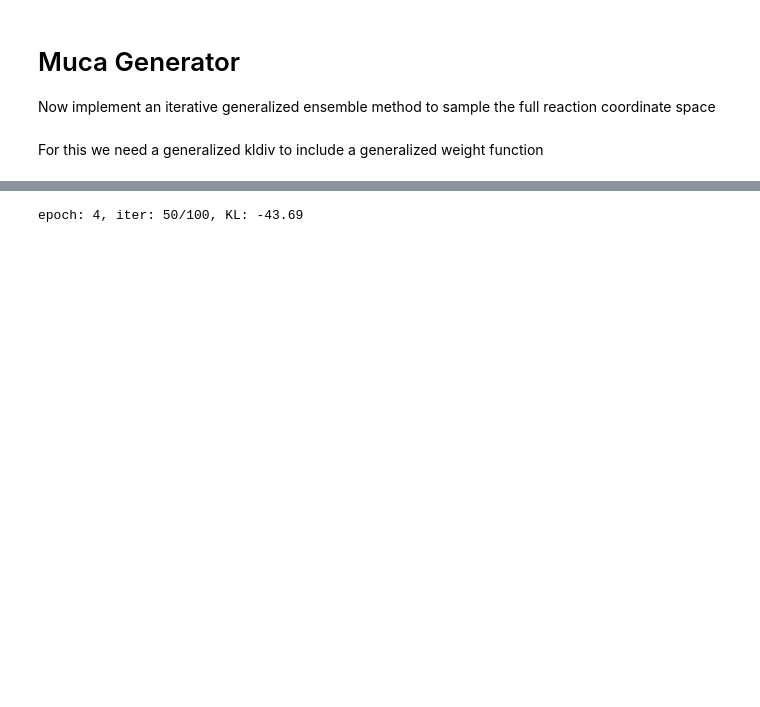
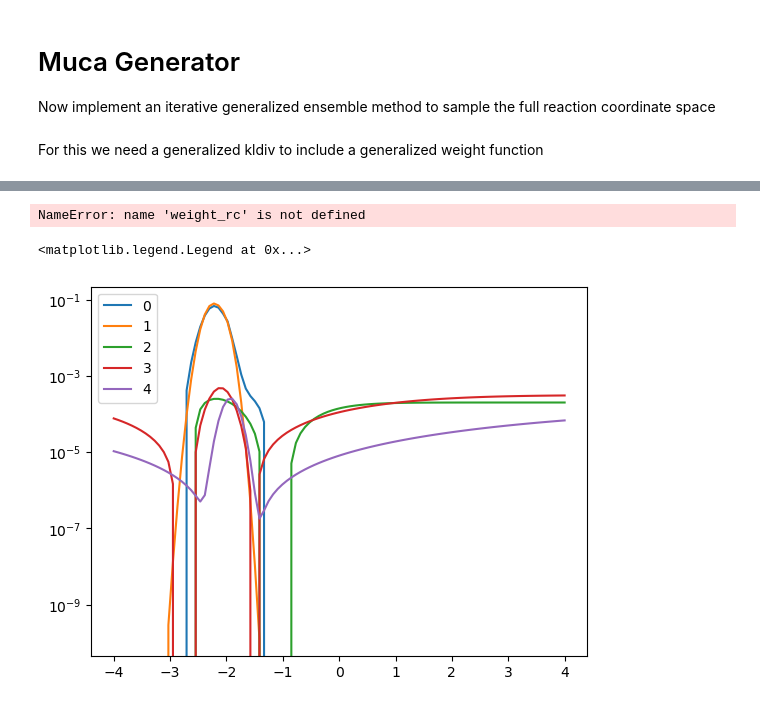
Before and after one commit to zierenberg/machine_learning_muca, a Jupyter notebook: notebooks/double_well_muca.ipynb, the cells around one changed output, grey strips where cells are left out. Cells and saved outputs as stored; diff of their text form; code cells hidden in the pictures; blank space fills up the shorter version.

```diff
--- a/notebooks/double_well_muca.ipynb
+++ b/notebooks/double_well_muca.ipynb
@@ -237,0 +264,6 @@ def estimate_log_weights(bg, x, z, dlogp, weight_params):
+# %%
+# maximum likelihood estimate (Habeck 2007)
+def log_likelihood(x, bg, T, args):
+    # estimate partition sum from samples (coupld be optimized with logsum)
+    logZ = (boltzmann(bg._target._energy(*x), T) + muca(get_rc(*x), args)).exp().sum().log()
+    return muca(get_rc(*x), args).sum() - logZ
@@ -243,21 +297,36 @@ n_epochs = 5
 n_report_steps = 50
 n_samples = 1000
 
-n_batches = 100
+n_batches = 1000
+
+n_samples_muca = 10000
 
 T = 1
 
-weights = []
+xs = np.linspace(-4,4,100)
+gmms = []
+hists = []
+rhists = []
+
+N = 4
+args = np.ravel([np.zeros(N), np.ones(N), np.full(N,1/N)])
+# start with stable solution
+rcs = torch.linspace(-3,3,100)
+dist = weight_rc(rcs, bg_muca, T) / weight_rc(rcs, bg_muca, T).sum()
+args = fit_gmm(assert_numpy(rcs), assert_numpy(dist)[:-1], N, args)
+
+values = GMM_for_numpy(xs,N,args)
+gmms.append(values)
 
 reporter = LossReporter("NLL")
 for epoch in range(n_epochs):
     for it in range(n_batches):
-
-        def muca_kldiv(x, dlogp, gauss_params):
+        def muca_kldiv(x, dlogp, args):
             kldiv = 0
             kldiv -= boltzmann(target._energy(*x),T)
+            kldiv -= -box(*x)
+            kldiv -= muca(get_rc(*x), args)
             kldiv -= dlogp
-            kldiv -= muca(get_rc(*x), gauss_params)
             return kldiv
 
         # start by sampling manually
@@ -266,11 +335,7 @@ for epoch in range(n_epochs):
         z = pack_tensor_in_tuple(z)
         *x, dlogp = bg_muca.flow(*z)
 
-        # weight update (evtl. module)
-        gauss_params=[(10000000000000,0,0.4),(1000000000000,-5,0.2), (1000000000000,5,0.2)]
-
         # in fact, we may want this to be the inverse of the probability distribution
-
         #weight_params = estimate_inverse_distribution(bg,x,z,dlogp,weight_params)
         #weights.append(weight_params)
 
@@ -278,7 +343,7 @@ for epoch in range(n_epochs):
         optim.zero_grad()
 
         # kl divergence to the target
-        kll = muca_kldiv(x, dlogp, gauss_params).mean()
+        kll = muca_kldiv(x, dlogp, [N,*args]).mean()
 
         # aggregate weighted gradient
         kll.backward()
@@ -294,5 +359,33 @@ for epoch in range(n_epochs):
                     n_batches,
                     *reporter.recent(1).ravel()
                 ), end="")
+    # weight update (evtl. module)
+
+    z = bg_muca.prior.sample(n_samples_muca)
+    z = pack_tensor_in_tuple(z)
+    *x, dlogp = bg_muca.flow(*z)
+    print(epoch, "", log_likelihood(x,bg_muca,T,[N,*args]))
+
+    fit = True
+    if fit:
+        samples = assert_numpy(*x)
+        hist, bins = np.histogram(samples[:,0], 100, density=True)
+        hist_reweight = hist*GMM_for_numpy(bins[:-1], N, args)
+        args = fit_gmm(bins, hist_reweight, N, args)
+        print(args)
+        values = GMM_for_numpy(xs,N,args)
+        gmms.append(values)
+        hists.append((bins,hist))
+        rhists.append((bins,hist_reweight))
+    else:
+        pass
 # %% [output]
-epoch: 4, iter: 50/100, KL: -43.69
+NameError: name 'weight_rc' is not defined
+# %%
+plt.yscale('log')
+for i in range(n_epochs):
+    plt.plot(xs,gmms[i], label=i)
+plt.legend()
+# %% [output]
+<matplotlib.legend.Legend at 0x...>
+[figure, added]
```
Also changed, not shown: parts of 17 cells of this notebook, 1 other file.
